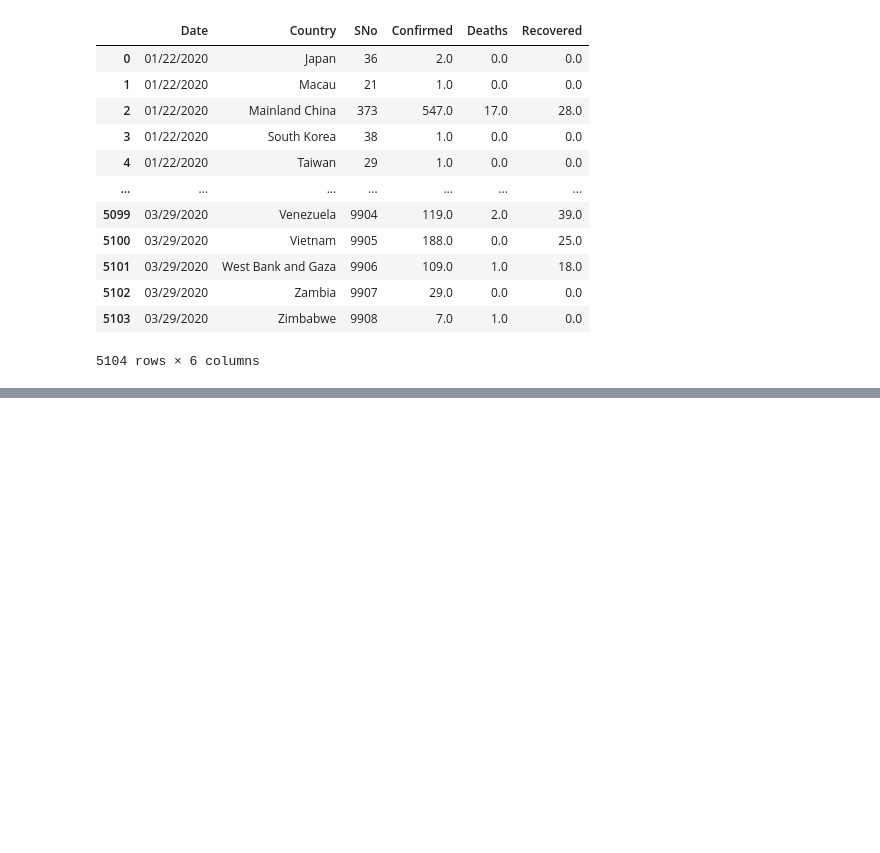
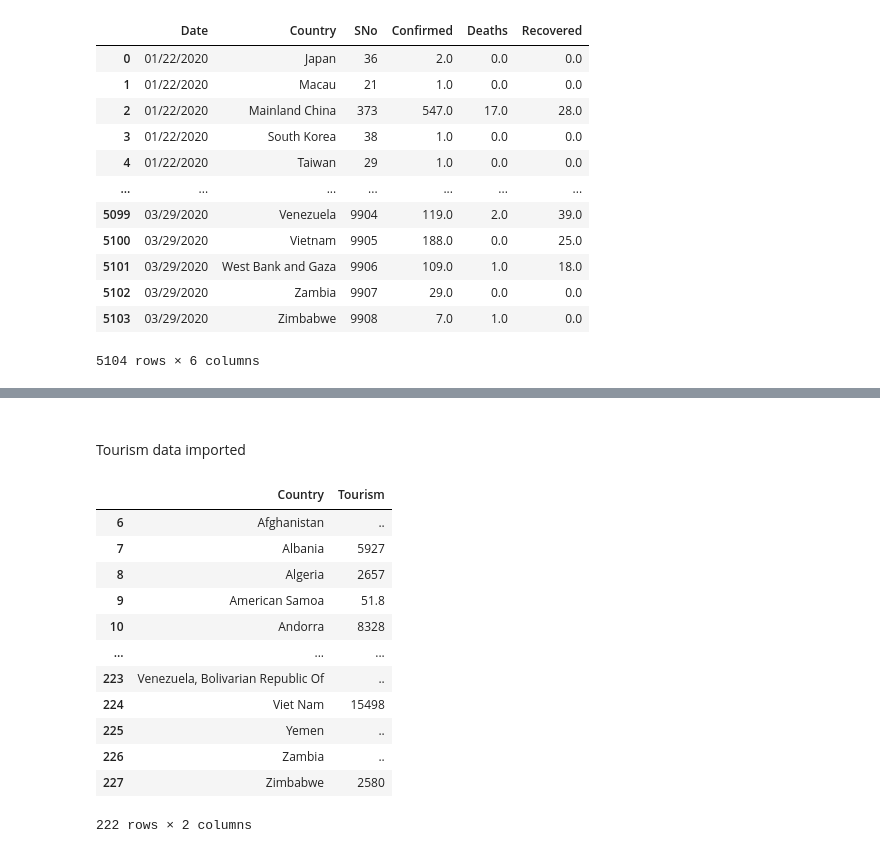
Before and after one commit to DanielHong95/TheQuarantineGroup, a Jupyter notebook: Data/covid_graphs.ipynb, the cells around one changed output, grey strips where cells are left out. Saved outputs shown, nothing was run; the diff lists cells and outputs as text; code cells hidden in the pictures; blank space fills up the shorter version.

```diff
--- a/Data/covid_graphs.ipynb
+++ b/Data/covid_graphs.ipynb
@@ -149,3 +149,26 @@ fig_line = px.line(line_data, x="Date", y="Value", color='Ratio',
 fig_line.show()
 # %% [output]
 [interactive output not drawn]
+# %% [markdown]
+#
+Tourism data imported
+# %%
+df_t = pd.read_csv("tourism1.csv")
+df_t = df_t.drop(columns=['Unnamed: 0','Unnamed: 2' , 'Unnamed: 3', 'Unnamed: 4' , 'Unnamed: 5' , 'World Tourism Organization (2020), Compendium of Tourism Statistics dataset [Electronic], UNWTO, Madrid, data updated on 20/01/2020.'])
+df_t = df_t.drop([0, 1, 2, 3, 4, 5])
+df_t_clean = df_t.rename(columns={"Unnamed: 1": "Country", "Unnamed: 6": "Tourism"})
+df_t_clean
+# %% [output]
+|  | Country | Tourism |
+| 6 | Afghanistan | .. |
+| 7 | Albania | 5927 |
+| 8 | Algeria | 2657 |
+| 9 | American Samoa | 51.8 |
+| 10 | Andorra | 8328 |
+| ... | ... | ... |
+| 223 | Venezuela, Bolivarian Republic Of | .. |
+| 224 | Viet Nam | 15498 |
+| 225 | Yemen | .. |
+| 226 | Zambia | .. |
+| 227 | Zimbabwe | 2580 |
+222 rows × 2 columns
```
Also changed, not shown: parts of 3 cells of this notebook.
